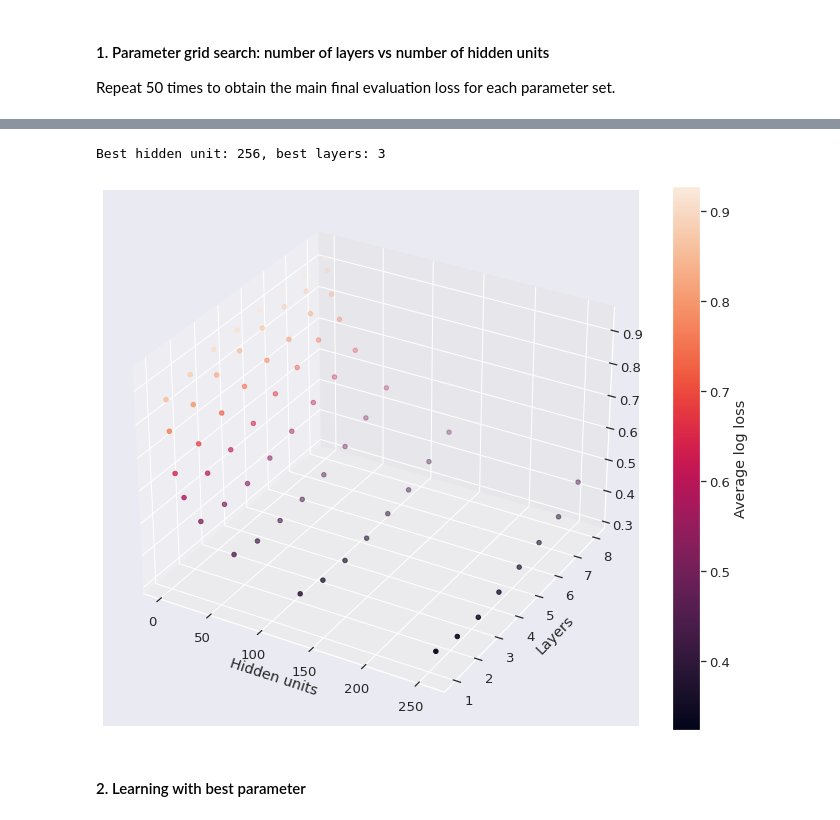
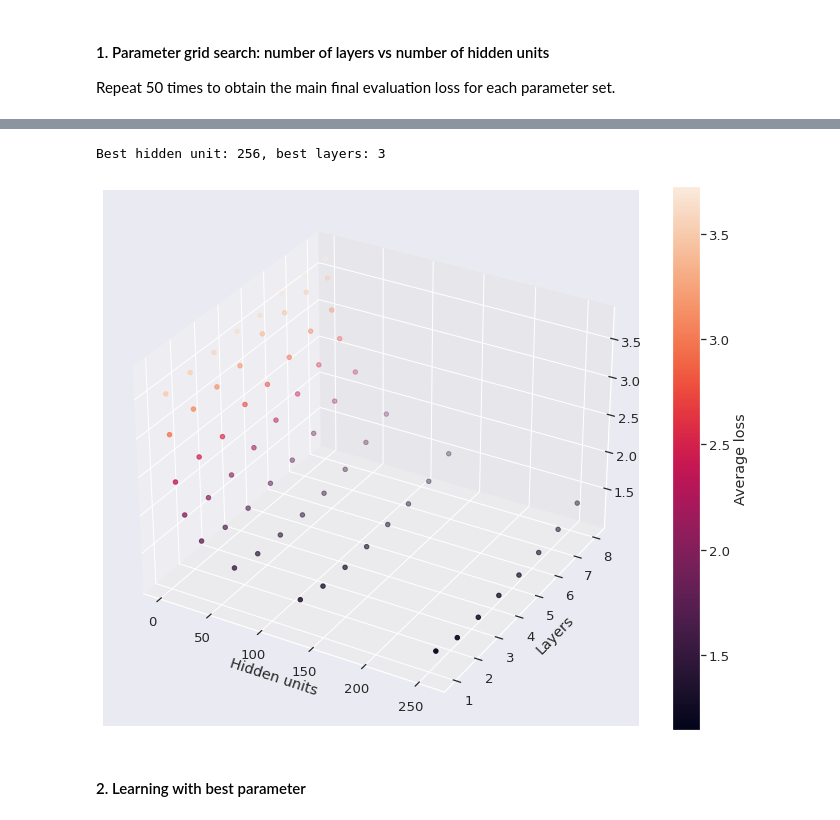
Before and after one commit to cngzlsh/BrainNet, a Jupyter notebook: experiments.ipynb, the cells around one changed output, grey strips where cells are left out. Cells and saved outputs as stored; diff of their text form; code cells hidden in the pictures.

```diff
--- a/experiments.ipynb
+++ b/experiments.ipynb
@@ -184,9 +134,9 @@ Predicting mean MSE error on test set tensor(0.9366, device='cuda:0')
 # %% [markdown]
 ### Residual BNN
 # %%
-X_train, Y_train = load_data('./data/', 'abnn_resid_train_256_0.5_4_0.5.pkl')
-X_test, Y_test = load_data('./data/', 'abnn_resid_test_256_0.5_4_0.5.pkl')
-X_valid, Y_valid = load_data('./data/', 'abnn_resid_valid_256_0.5_4_0.5.pkl')
+X_train, Y_train = load_data('./data/', 'resid_train_abnn_256_0.5_4_5.pkl')
+X_test, Y_test = load_data('./data/', 'resid_test_abnn_256_0.5_4_5.pkl')
+X_valid, Y_valid = load_data('./data/', 'resid_valid_abnn_256_0.5_4_5.pkl')
 
 batch_size = 200   # number of data points in each mini-batch
 n_train = 10000    # number of data used, from 1 to len(X_train)
@@ -231,11 +181,11 @@ avg_final_eval_loss = repeated_param_grid_search(
 # %%
 r, c = find_argmin_in_matrix(avg_final_eval_loss)
 print(f'Best hidden unit: {hidden_dims[r]}, best layers: {n_layerss[c]}')
 plot_3d_scatter(x=hidden_dims, y=n_layerss, z=avg_final_eval_loss,
-               x_label='Hidden units', y_label='Layers', z_label='Average log loss', fname='param_search_resid')
+               x_label='Hidden units', y_label='Layers', z_label='Average loss', fname='param_search_resid')
 # %% [output]
 Best hidden unit: 256, best layers: 3
-[figure, old version]
+[figure, new version]
 # %% [markdown]
 #### 2. Learning with best parameter
 # %%
```
Also changed, not shown: parts of 47 cells of this notebook, 14 other files.
